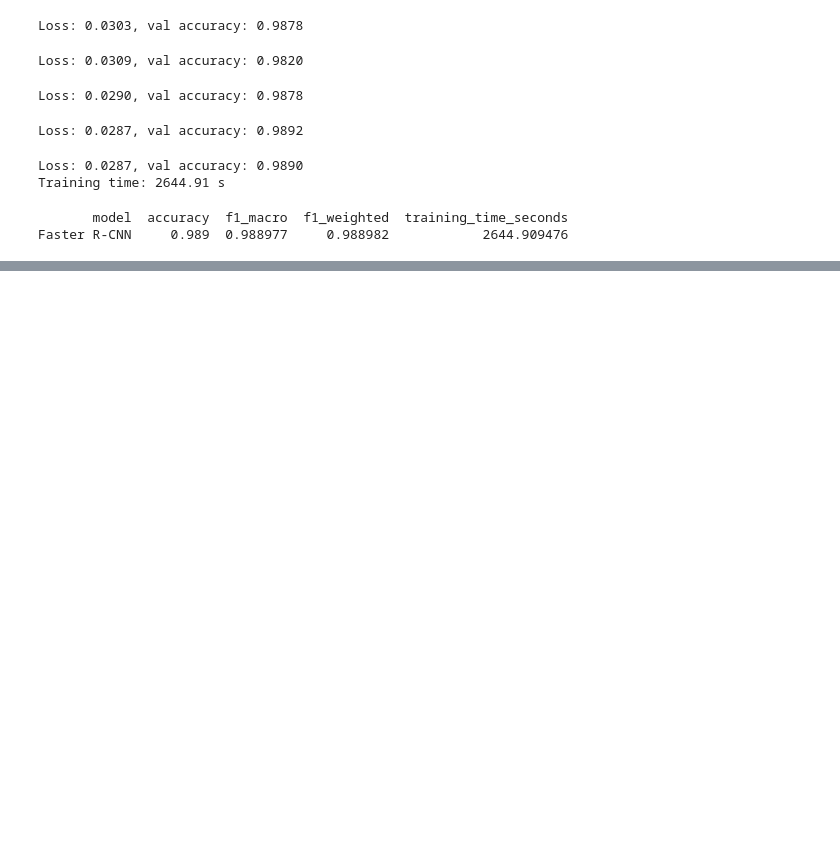
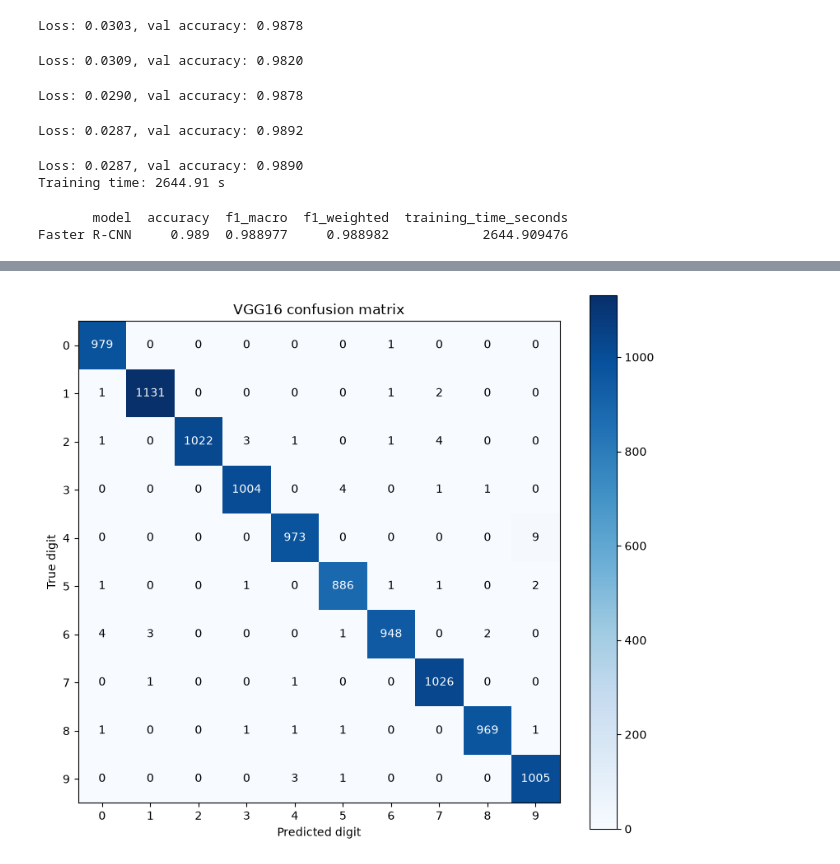
Before and after one commit to pickleomar/assignment2-deep-lerning, a Jupyter notebook: tp2-part1.ipynb, the cells around one changed output, grey strips where cells are left out. Drawn from its saved outputs; the diff is of its cells as text; code cells hidden in the pictures; blank space fills up the shorter version.

```diff
--- a/tp2-part1.ipynb
+++ b/tp2-part1.ipynb
@@ -490,0 +647,21 @@ Faster R-CNN     0.989  0.988977     0.988982            2644.909476
+# %%
+# test VGG16
+vgg_model.load_state_dict(torch.load('results/vgg16_best.pt',
+                                    map_location=device,weights_only=True))
+
+vgg_test= evaluate_model(test_transfer_loader,vgg_model,criterion_transfer)
+y_true_vgg = vgg_test['targets']
+y_pred_vgg= vgg_test['predictions']
+
+vgg_metrics = pd.DataFrame([{
+    'model': 'VGG16',
+    'accuracy': accuracy_score(y_true_vgg,y_pred_vgg),
+    'f1_macro': f1_score(y_true_vgg,y_pred_vgg,average='macro',zero_division=0),
+    'f1_weighted': f1_score(y_true_vgg,y_pred_vgg,
+                            average='weighted',zero_division=0),
+    'loss': vgg_test['loss'],
+    'training_time_seconds': vgg_training_time
+}])
+
+vgg_metrics.to_csv('results/vgg16_metrics.csv',index=False)
+print(vgg_metrics.to_string(index=False))
@@ -490,0 +695,26 @@ Faster R-CNN     0.989  0.988977     0.988982            2644.909476
+# %%
+# VGG16 confusion matrix
+cm= confusion_matrix(y_true_vgg,y_pred_vgg,labels=list(range(10)))
+pd.DataFrame(cm).to_csv('results/vgg16_confusion_matrix.csv',
+                        index_label='True digit')
+
+fig,ax = plt.subplots(figsize=(8,7))
+im= ax.imshow(cm,cmap='Blues')
+fig.colorbar(im,ax=ax)
+
+ax.set_xticks(range(10))
+ax.set_yticks(range(10))
+ax.set_xlabel('Predicted digit')
+ax.set_ylabel('True digit')
+ax.set_title('VGG16 confusion matrix')
+
+for i in range(10):
+    for j in range(10):
+        ax.text(j,i,str(cm[i,j]),ha='center',va='center',
+                color='white' if cm[i,j]>cm.max()/2 else 'black')
+
+plt.tight_layout()
+plt.savefig('figures/vgg16_confusion_matrix.png',dpi=300,bbox_inches='tight')
+plt.show()
+# %% [output]
+[figure, added]
```
Also changed, not shown: parts of 14 cells of this notebook, 17 other files.
